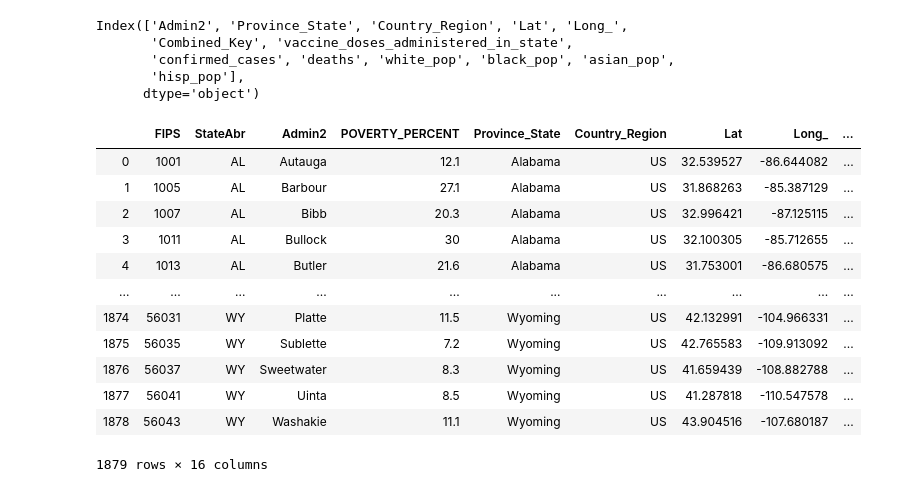
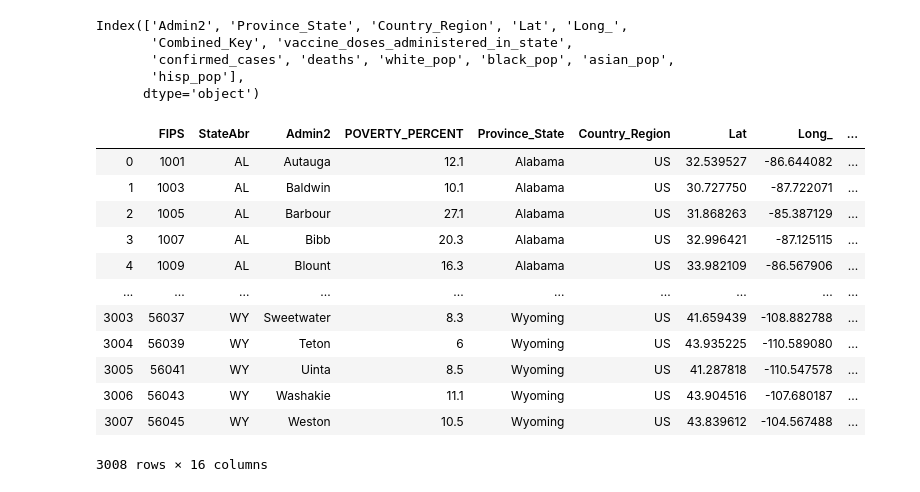
Before and after one commit to henrytan2/ML-Project, a Jupyter notebook: FinalProject.ipynb, the cells around one changed output. Drawn from its saved outputs; the diff is of its cells as text; code cells hidden in the pictures.

```diff
--- a/FinalProject.ipynb
+++ b/FinalProject.ipynb
@@ -220,42 +220,43 @@ abbrev_to_us_state = dict(map(reversed, us_state_to_abbrev.items()))
 #Cell by Julie
 
 #Bringing in poverty by fips
 orig_poverty_df = pd.read_csv('PovertyEstimates.csv',encoding="ISO-8859-1", skipinitialspace=True)
 #print(orig_poverty_df.columns)
 #display(orig_poverty_df)
 
 #Taking in only identifying factors and the total percent of pop in poverty for 2019
 data = [orig_poverty_df['FIPStxt'],orig_poverty_df['Stabr'],orig_poverty_df['Area_name'],orig_poverty_df['PCTPOVALL_2019']]
 cols=['FIPS','StateAbr','Admin2','POVERTY_PERCENT']
 poverty_df = pd.DataFrame(data, cols)
 poverty_df = poverty_df.transpose()
 # display(poverty_df)
 # print(poverty_df.dtypes)
 
 #we need to get rid of the "county" part of the county name
-poverty_df['Admin2'] = poverty_df['Admin2'].str.rstrip(' County') #be careful of the trailing space!
+poverty_df['Admin2'] = poverty_df['Admin2'].str.rstrip('County')
+poverty_df['Admin2'] = poverty_df['Admin2'].str.strip() #be careful of the trailing space!
 #display(poverty_df)
 
 #we need the full state name and not just the abbreviaton
 state = poverty_df['StateAbr'].map(abbrev_to_us_state)
 poverty_df['Province_State']=state
 #display(poverty_df)
 #print(poverty_df.columns)
 
 #map fips and poverty percent column into the master_df by state/county pair
 master_df = pd.merge(poverty_df, master_df, on=['Province_State','Admin2'])
 display(master_df)
 # %% [output]
 |  | FIPS | StateAbr | Admin2 | POVERTY_PERCENT | Province_State | Country_Region | Lat | Long_ | ... |
 | 0 | 1001 | AL | Autauga | 12.1 | Alabama | US | 32.539527 | -86.644082 | ... |
-| 1 | 1005 | AL | Barbour | 27.1 | Alabama | US | 31.868263 | -85.387129 | ... |
-| 2 | 1007 | AL | Bibb | 20.3 | Alabama | US | 32.996421 | -87.125115 | ... |
-| 3 | 1011 | AL | Bullock | 30 | Alabama | US | 32.100305 | -85.712655 | ... |
-| 4 | 1013 | AL | Butler | 21.6 | Alabama | US | 31.753001 | -86.680575 | ... |
+| 1 | 1003 | AL | Baldwin | 10.1 | Alabama | US | 30.727750 | -87.722071 | ... |
+| 2 | 1005 | AL | Barbour | 27.1 | Alabama | US | 31.868263 | -85.387129 | ... |
+| 3 | 1007 | AL | Bibb | 20.3 | Alabama | US | 32.996421 | -87.125115 | ... |
+| 4 | 1009 | AL | Blount | 16.3 | Alabama | US | 33.982109 | -86.567906 | ... |
 | ... | ... | ... | ... | ... | ... | ... | ... | ... | ... |
-| 1874 | 56031 | WY | Platte | 11.5 | Wyoming | US | 42.132991 | -104.966331 | ... |
-| 1875 | 56035 | WY | Sublette | 7.2 | Wyoming | US | 42.765583 | -109.913092 | ... |
-| 1876 | 56037 | WY | Sweetwater | 8.3 | Wyoming | US | 41.659439 | -108.882788 | ... |
-| 1877 | 56041 | WY | Uinta | 8.5 | Wyoming | US | 41.287818 | -110.547578 | ... |
-| 1878 | 56043 | WY | Washakie | 11.1 | Wyoming | US | 43.904516 | -107.680187 | ... |
+| 3003 | 56037 | WY | Sweetwater | 8.3 | Wyoming | US | 41.659439 | -108.882788 | ... |
+| 3004 | 56039 | WY | Teton | 6 | Wyoming | US | 43.935225 | -110.589080 | ... |
+| 3005 | 56041 | WY | Uinta | 8.5 | Wyoming | US | 41.287818 | -110.547578 | ... |
+| 3006 | 56043 | WY | Washakie | 11.1 | Wyoming | US | 43.904516 | -107.680187 | ... |
+| 3007 | 56045 | WY | Weston | 10.5 | Wyoming | US | 43.839612 | -104.567488 | ... |
-1879 rows × 16 columns
+3008 rows × 16 columns
```
Also changed, not shown: parts of 3 cells of this notebook, 1 other file.
